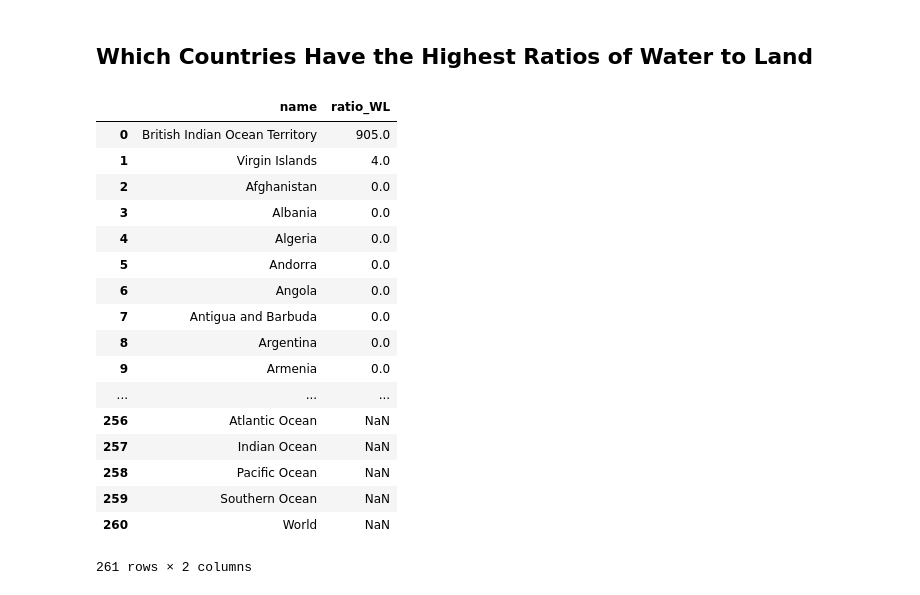
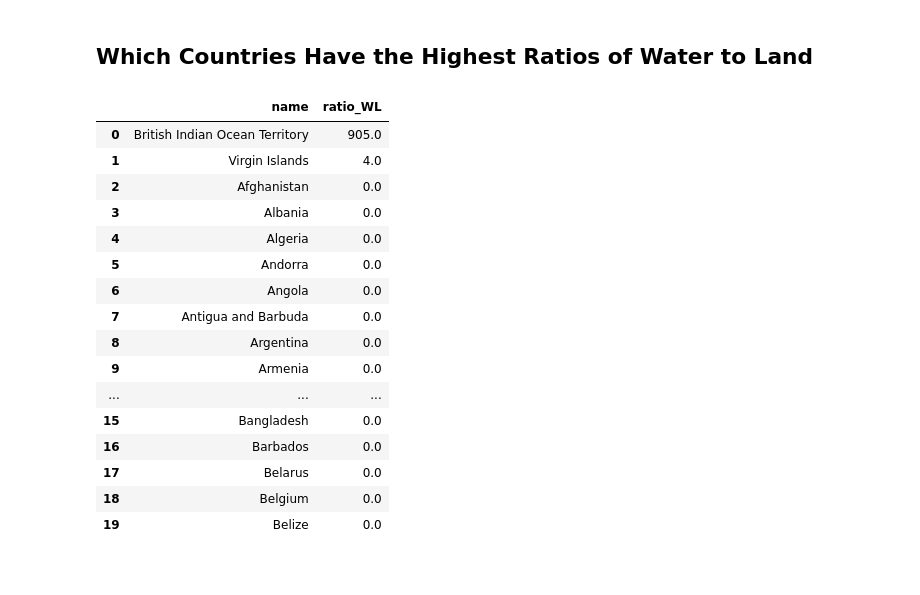
Before and after one commit to virginiemontes/Data_Science_Projects, a Jupyter notebook: Notebooks/Analyzing_CIA_Factbook_Data_Using_SQLite_and_Python.ipynb, the cells around one changed output. Saved outputs shown, nothing was run; the diff lists cells and outputs as text; code cells hidden in the pictures.

```diff
--- a/Notebooks/Analyzing_CIA_Factbook_Data_Using_SQLite_and_Python.ipynb
+++ b/Notebooks/Analyzing_CIA_Factbook_Data_Using_SQLite_and_Python.ipynb
@@ -166,23 +164,22 @@ array([[<matplotlib.axes._subplots.AxesSubplot object at 0x...>]],
 # %%
 query8 = '''SELECT name, area_water/area_land AS ratio_WL FROM facts ORDER BY ratio_WL DESC'''
 df_query8 = pd.read_sql_query(query8, conn)
-df_query8
+df_query8.head(20)
 # %% [output]
 |  | name | ratio_WL |
 | 0 | British Indian Ocean Territory | 905.0 |
 | 1 | Virgin Islands | 4.0 |
 | 2 | Afghanistan | 0.0 |
 | 3 | Albania | 0.0 |
 | 4 | Algeria | 0.0 |
 | 5 | Andorra | 0.0 |
 | 6 | Angola | 0.0 |
 | 7 | Antigua and Barbuda | 0.0 |
 | 8 | Argentina | 0.0 |
 | 9 | Armenia | 0.0 |
 | ... | ... | ... |
-| 256 | Atlantic Ocean | NaN |
-| 257 | Indian Ocean | NaN |
-| 258 | Pacific Ocean | NaN |
-| 259 | Southern Ocean | NaN |
-| 260 | World | NaN |
+| 15 | Bangladesh | 0.0 |
+| 16 | Barbados | 0.0 |
+| 17 | Belarus | 0.0 |
+| 18 | Belgium | 0.0 |
+| 19 | Belize | 0.0 |
-261 rows × 2 columns
```
Also changed, not shown: parts of 2 cells of this notebook.
